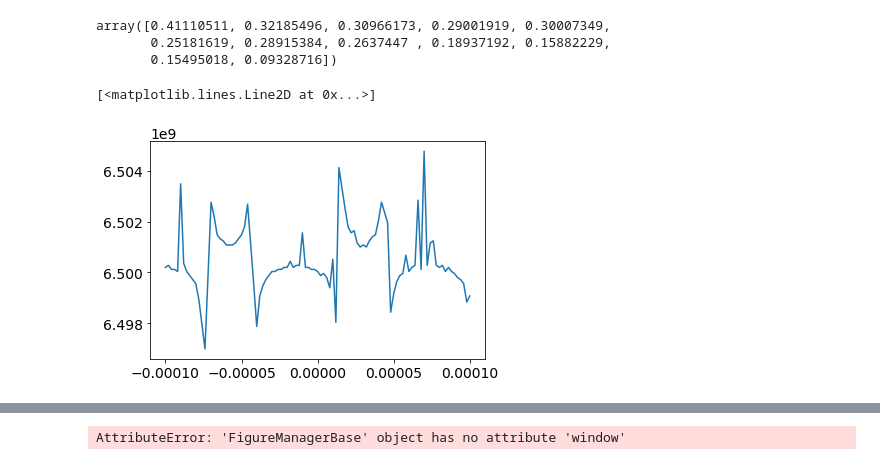
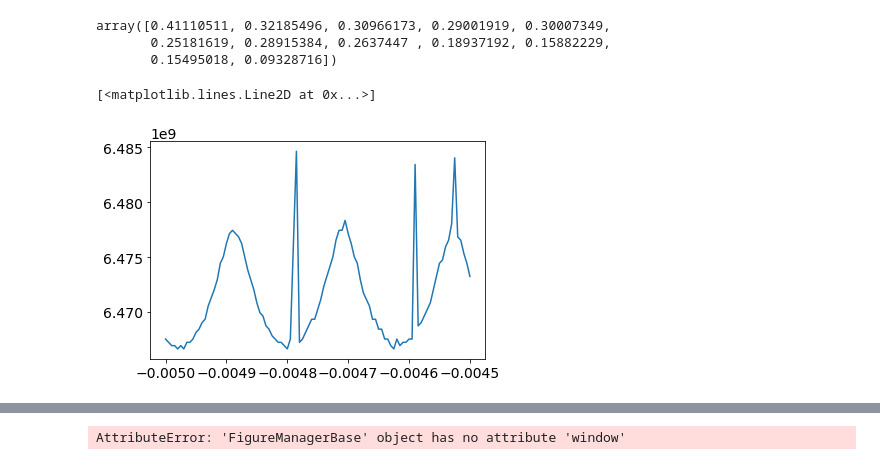
Before and after one commit to vdrhtc/Computer-vision-paper, a Jupyter notebook: Plots.ipynb, the cells around one changed output, grey strips where cells are left out. Cells and saved outputs as stored; diff of their text form; code cells hidden in the pictures.

```diff
--- a/Plots.ipynb
+++ b/Plots.ipynb
@@ -638,20 +638,20 @@ mean(abs(1/sqrt(2)*(random.normal(size = 1000000) +1j*random.normal(size = 10000
 with open("Noise_test_01_Dec_23(с).pkl", "rb") as f:
     results = pickle.load(f)
 # %%
-sample_name = "Xmon 2Q"
-qubit_name = "III-anticrossing"
+sample_name = "BMSTU Clean 3"
+qubit_name = "I-anticrossing"
 anti = MeasurementResult.load(sample_name, qubit_name)
 
 currents, S21s, freqs = anti.get_data().values()
 # S21s = S21s*exp(2j*pi*65e-9*freqs)
 
-port = notch_port(freqs[:-50], S21s[0,:-50])
-a = port.do_calibration(freqs[:-50], S21s[0,:-50])[1]
+port = notch_port(freqs[:], S21s[0,:])
+a = port.do_calibration(freqs[:], S21s[0,:])[1]
 port.autofit()
 r = port.fitresults["Ql"]/port.fitresults["absQc"]*a/2
 noise = sqrt(mean(abs(port.z_data_sim-port.z_data_raw)**2))
 data_snr = r/noise
-snrs = linspace(1, 3, 20)
+snrs = linspace(1, 4.7, 30)
 # %%
 noise, r
 # %% [output]
@@ -775,8 +775,8 @@ array([0.41110511, 0.32185496, 0.30966173, 0.29001919, 0.30007349,
        0.25181619, 0.28915384, 0.2637447 , 0.18937192, 0.15882229,
        0.15495018, 0.09328716])
 # %%
-plot(*results[-1][0]._res_points.T)
+plot(*results[3][0]._res_points.T)
 # %% [output]
 [<matplotlib.lines.Line2D at 0x...>]
-[figure, old version]
+[figure, new version]
 # %%
```
Also changed, not shown: parts of 4 cells of this notebook, 4 other files.
